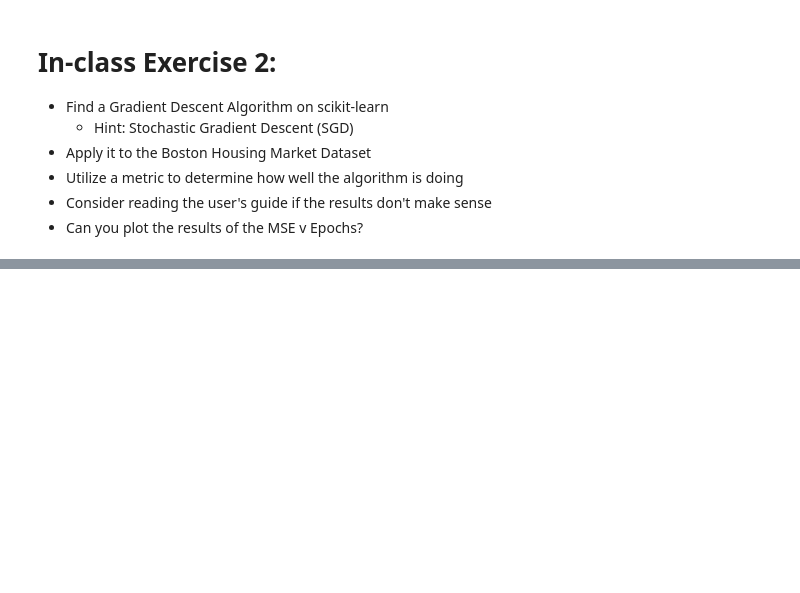
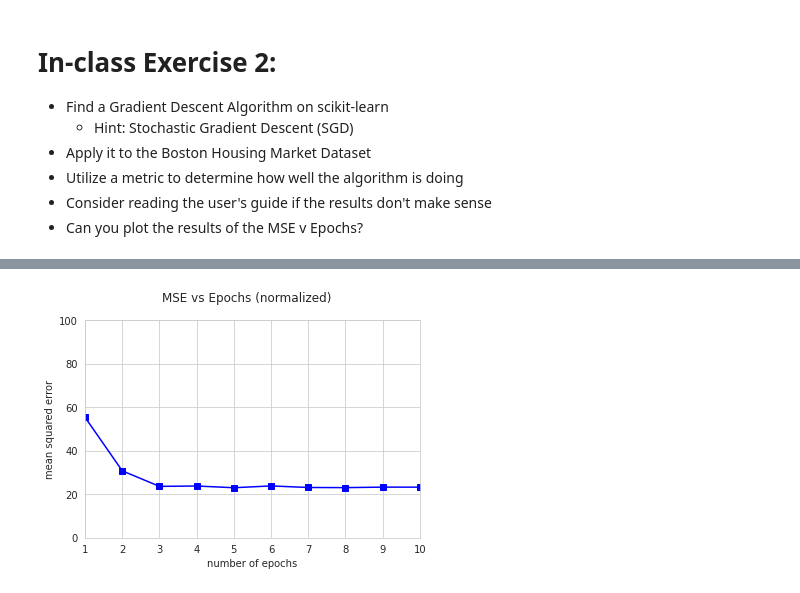
Before and after one commit to elhoth/Notes, a Jupyter notebook: Day17_Notes_perceptron_f21.ipynb, the cells around one changed output, grey strips where cells are left out. Cells and saved outputs as stored; diff of their text form; code cells hidden in the pictures; blank space fills up the shorter version.

```diff
--- a/Day17_Notes_perceptron_f21.ipynb
+++ b/Day17_Notes_perceptron_f21.ipynb
@@ -174,0 +297,39 @@ sns.FacetGrid(data,height = 6).map(plt.scatter,'MEDV','ZN')
+# %%
+#normalize the data
+from sklearn.preprocessing import StandardScaler
+scaler = StandardScaler()
+scaler.fit(train_data)
+train_data_normalized = scaler.transform(train_data)
+test_data_normalized = scaler.transform(test_data)
+
+#regression_SGD performs Stochastic Gradient Descent
+#input: training data, testing, data, traing solution, testing solutions, # of epochs
+#return: the mean squared error
+def regression_SGD(train, test, train_sln, test_sln, epochs):
+    sgd = SGDRegressor(max_iter=epochs)
+    sgd.fit(train, train_sln)
+    predictions = sgd.predict(test)
+    mse = metrics.mean_squared_error(test_sln,predictions)
+    return mse
+
+# run the data over this range of epochs 1 through 10
+epoch_list = range(1, 11)
+epoch_accuracies = []
+
+for epoch in epoch_list:
+    r = regression_SGD(train_data_normalized, test_data_normalized, train_sln, test_sln, epoch)
+    epoch_accuracies.append(r)
+
+# plot the results
+import matplotlib.pyplot as plt
+%matplotlib inline
+plt.suptitle('MSE vs Epochs (normalized)',fontsize=12)
+plt.xlabel('number of epochs')
+plt.ylabel('mean squared error')
+plt.plot(epoch_list,epoch_accuracies,'bs-')
+
+plt.axis([1,10,0,100])
+
+plt.show()
+# %% [output]
+[figure, added]
```
Also changed, not shown: parts of 7 cells of this notebook.
